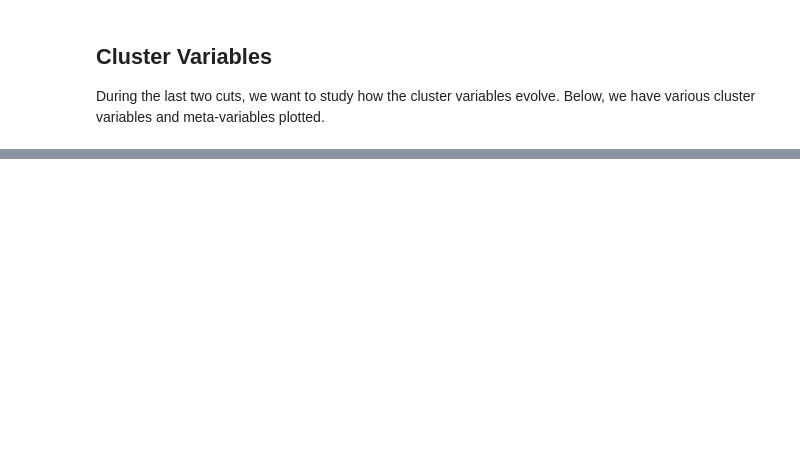
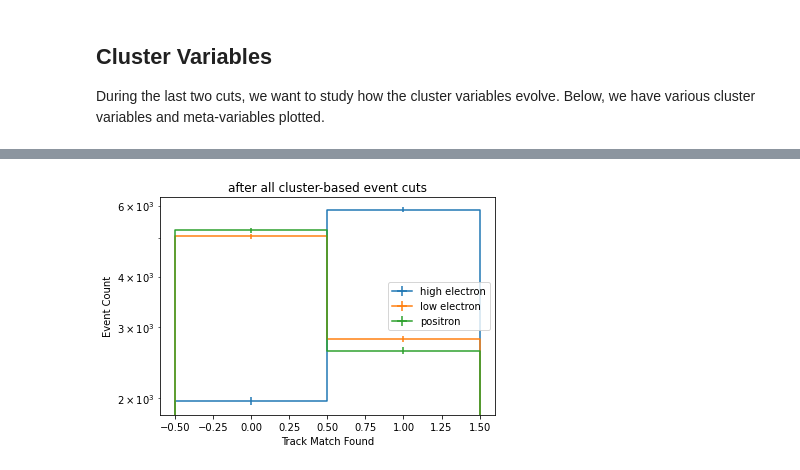
Before and after one commit to tomeichlersmith/hps, a Jupyter notebook: tpt-plotting.ipynb, the cells around one changed output, grey strips where cells are left out. Drawn from its saved outputs; the diff is of its cells as text; code cells hidden in the pictures; blank space fills up the shorter version.

```diff
--- a/tpt-plotting.ipynb
+++ b/tpt-plotting.ipynb
@@ -186,0 +201,7 @@ f.plot_2d('max_time_diff_vs_E_sum','Max Time Diff [ns]', 'Cluster E Sum [GeV]',
+# %%
+f.plot_1d({'high electron' : 'electron0_track_N',
+           'low electron' : 'electron1_track_N',
+           'positron' : 'positron_track_N' },
+          'Track Match Found', title = 'after all cluster-based event cuts')
+# %% [output]
+[figure, added]
```
Also changed, not shown: parts of 8 cells of this notebook.
